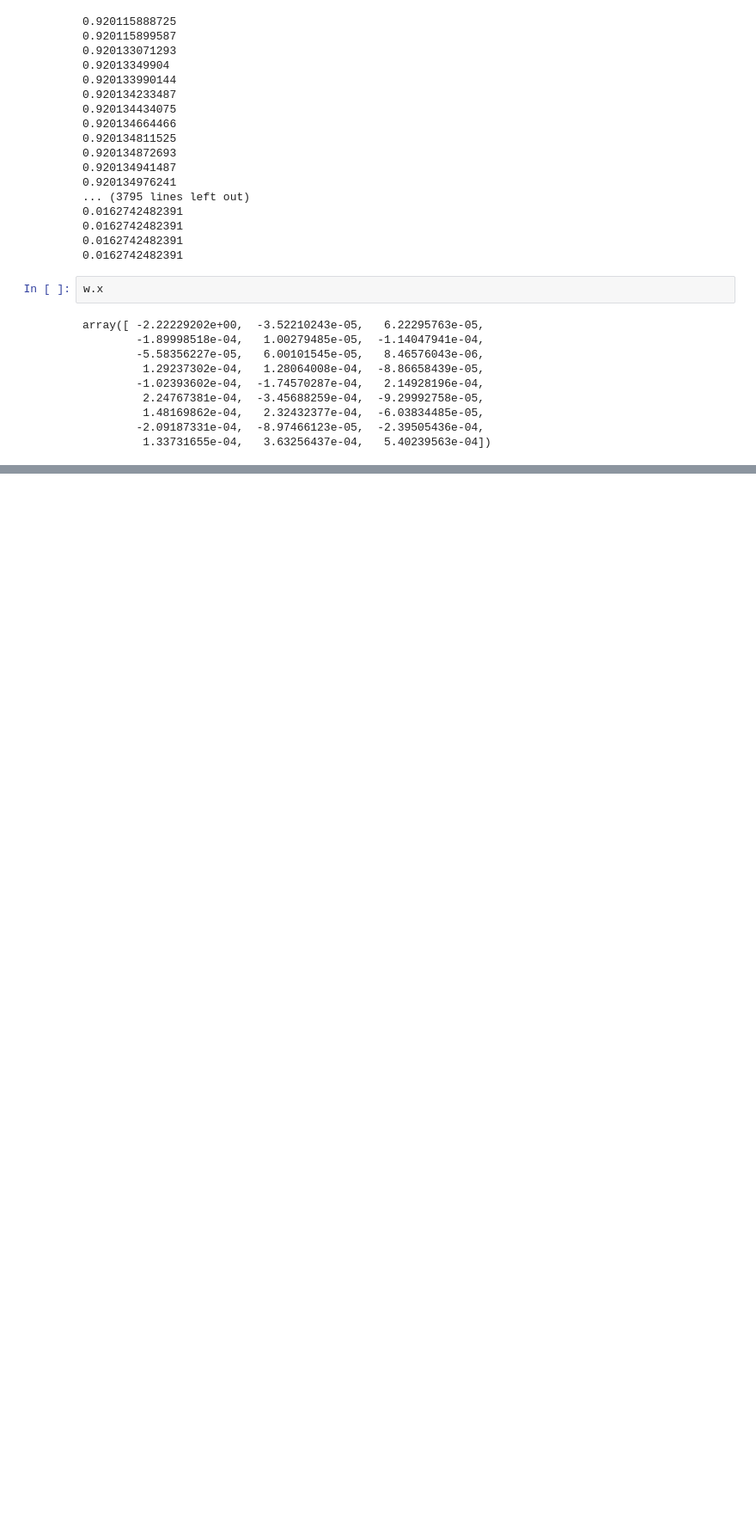
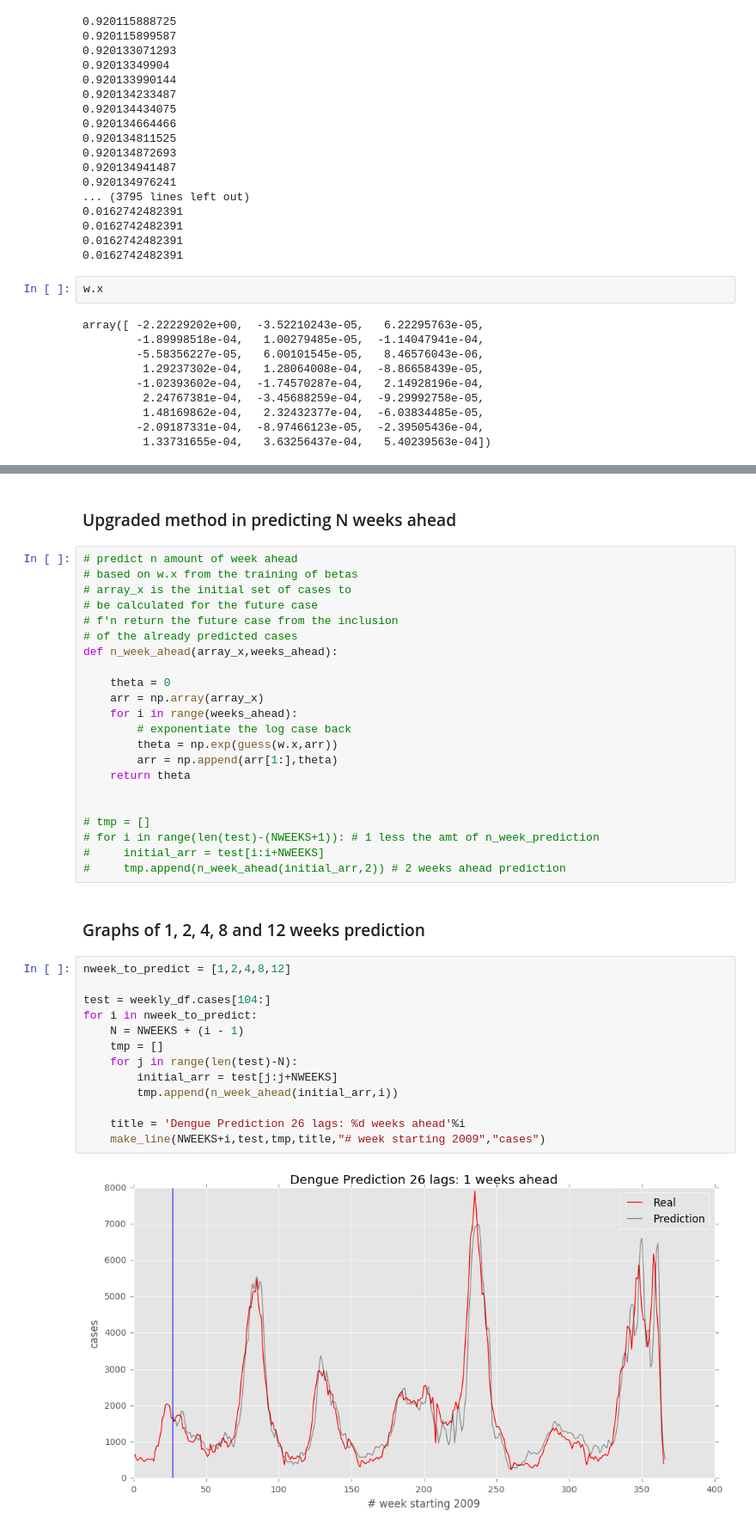
Before and after one commit to johnnycs/dengue-prediction, a Jupyter notebook: Logistic Function.ipynb, the cells around one changed output, grey strips where cells are left out. Shown at 86% size. Cells and saved outputs as stored; diff of their text form; blank space fills up the shorter version.

```diff
--- a/Logistic Function.ipynb
+++ b/Logistic Function.ipynb
@@ -179,0 +146,41 @@ calc(k)
+# %% [markdown]
+### Upgraded method in predicting N weeks ahead
+# %%
+# predict n amount of week ahead
+# based on w.x from the training of betas
+# array_x is the initial set of cases to
+# be calculated for the future case
+# f'n return the future case from the inclusion
+# of the already predicted cases
+def n_week_ahead(array_x,weeks_ahead):
+
+    theta = 0
+    arr = np.array(array_x)
+    for i in range(weeks_ahead):
+        # exponentiate the log case back
+        theta = np.exp(guess(w.x,arr))
+        arr = np.append(arr[1:],theta)
+    return theta
+
+
+# tmp = []
+# for i in range(len(test)-(NWEEKS+1)): # 1 less the amt of n_week_prediction
+#     initial_arr = test[i:i+NWEEKS]
+#     tmp.append(n_week_ahead(initial_arr,2)) # 2 weeks ahead prediction
+# %% [markdown]
+### Graphs of 1, 2, 4, 8 and 12 weeks prediction
+# %%
+nweek_to_predict = [1,2,4,8,12]
+
+test = weekly_df.cases[104:]
+for i in nweek_to_predict:
+    N = NWEEKS + (i - 1)
+    tmp = []
+    for j in range(len(test)-N):
+        initial_arr = test[j:j+NWEEKS]
+        tmp.append(n_week_ahead(initial_arr,i))
+
+    title = 'Dengue Prediction 26 lags: %d weeks ahead'%i
+    make_line(NWEEKS+i,test,tmp,title,"# week starting 2009","cases")
+# %% [output]
+[figure, added]
```
Also changed, not shown: parts of 12 cells of this notebook.
